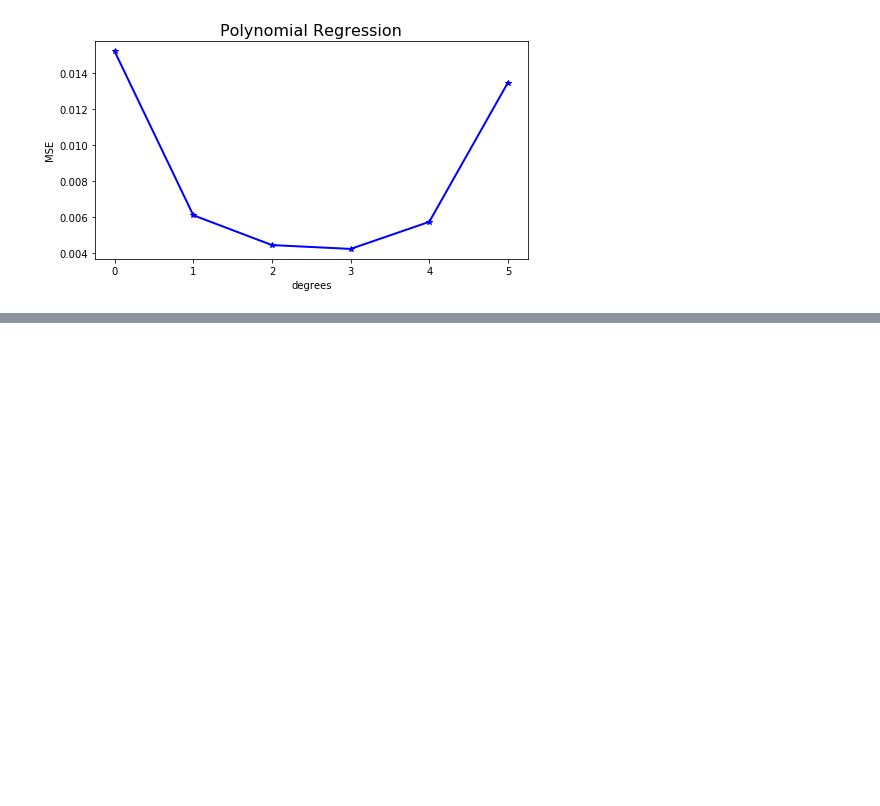
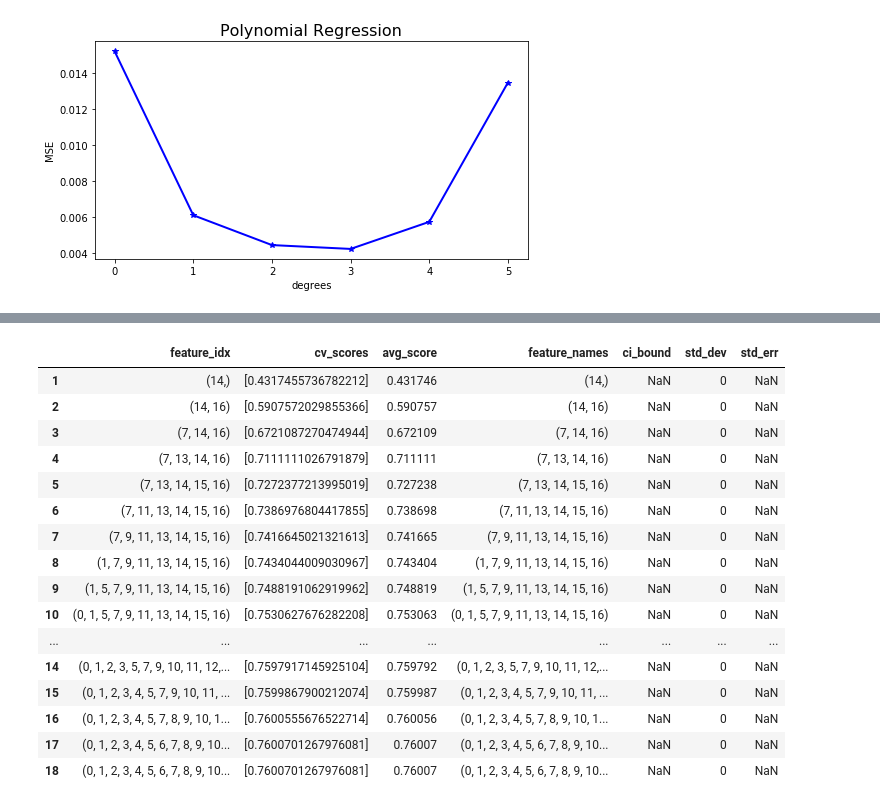
Before and after one commit to Morgan-Sell/islr-labs-exercises-python, a Jupyter notebook: exercises/07_beyond_linearity.ipynb, the cells around one changed output, grey strips where cells are left out. Cells and saved outputs as stored; diff of their text form; code cells hidden in the pictures; blank space fills up the shorter version.

```diff
--- a/exercises/07_beyond_linearity.ipynb
+++ b/exercises/07_beyond_linearity.ipynb
@@ -288,0 +350,20 @@ ch7_utils.calc_and_plot_mse_for_polynomial_degrees(X, y, degrees, cross_val)
+# %%
+pd.DataFrame.from_dict(sfs.get_metric_dict()).T
+# %% [output]
+|  | feature_idx | cv_scores | avg_score | feature_names | ci_bound | std_dev | std_err |
+| 1 | (14,) | [0.4317455736782212] | 0.431746 | (14,) | NaN | 0 | NaN |
+| 2 | (14, 16) | [0.5907572029855366] | 0.590757 | (14, 16) | NaN | 0 | NaN |
+| 3 | (7, 14, 16) | [0.6721087270474944] | 0.672109 | (7, 14, 16) | NaN | 0 | NaN |
+| 4 | (7, 13, 14, 16) | [0.7111111026791879] | 0.711111 | (7, 13, 14, 16) | NaN | 0 | NaN |
+| 5 | (7, 13, 14, 15, 16) | [0.7272377213995019] | 0.727238 | (7, 13, 14, 15, 16) | NaN | 0 | NaN |
+| 6 | (7, 11, 13, 14, 15, 16) | [0.7386976804417855] | 0.738698 | (7, 11, 13, 14, 15, 16) | NaN | 0 | NaN |
+| 7 | (7, 9, 11, 13, 14, 15, 16) | [0.7416645021321613] | 0.741665 | (7, 9, 11, 13, 14, 15, 16) | NaN | 0 | NaN |
+| 8 | (1, 7, 9, 11, 13, 14, 15, 16) | [0.7434044009030967] | 0.743404 | (1, 7, 9, 11, 13, 14, 15, 16) | NaN | 0 | NaN |
+| 9 | (1, 5, 7, 9, 11, 13, 14, 15, 16) | [0.7488191062919962] | 0.748819 | (1, 5, 7, 9, 11, 13, 14, 15, 16) | NaN | 0 | NaN |
+| 10 | (0, 1, 5, 7, 9, 11, 13, 14, 15, 16) | [0.7530627676282208] | 0.753063 | (0, 1, 5, 7, 9, 11, 13, 14, 15, 16) | NaN | 0 | NaN |
+| ... | ... | ... | ... | ... | ... | ... | ... |
+| 14 | (0, 1, 2, 3, 5, 7, 9, 10, 11, 12,... | [0.7597917145925104] | 0.759792 | (0, 1, 2, 3, 5, 7, 9, 10, 11, 12,... | NaN | 0 | NaN |
+| 15 | (0, 1, 2, 3, 4, 5, 7, 9, 10, 11, ... | [0.7599867900212074] | 0.759987 | (0, 1, 2, 3, 4, 5, 7, 9, 10, 11, ... | NaN | 0 | NaN |
+| 16 | (0, 1, 2, 3, 4, 5, 7, 8, 9, 10, 1... | [0.7600555676522714] | 0.760056 | (0, 1, 2, 3, 4, 5, 7, 8, 9, 10, 1... | NaN | 0 | NaN |
+| 17 | (0, 1, 2, 3, 4, 5, 6, 7, 8, 9, 10... | [0.7600701267976081] | 0.76007 | (0, 1, 2, 3, 4, 5, 6, 7, 8, 9, 10... | NaN | 0 | NaN |
+| 18 | (0, 1, 2, 3, 4, 5, 6, 7, 8, 9, 10... | [0.7600701267976081] | 0.76007 | (0, 1, 2, 3, 4, 5, 6, 7, 8, 9, 10... | NaN | 0 | NaN |
```
Also changed, not shown: parts of 11 cells of this notebook.
